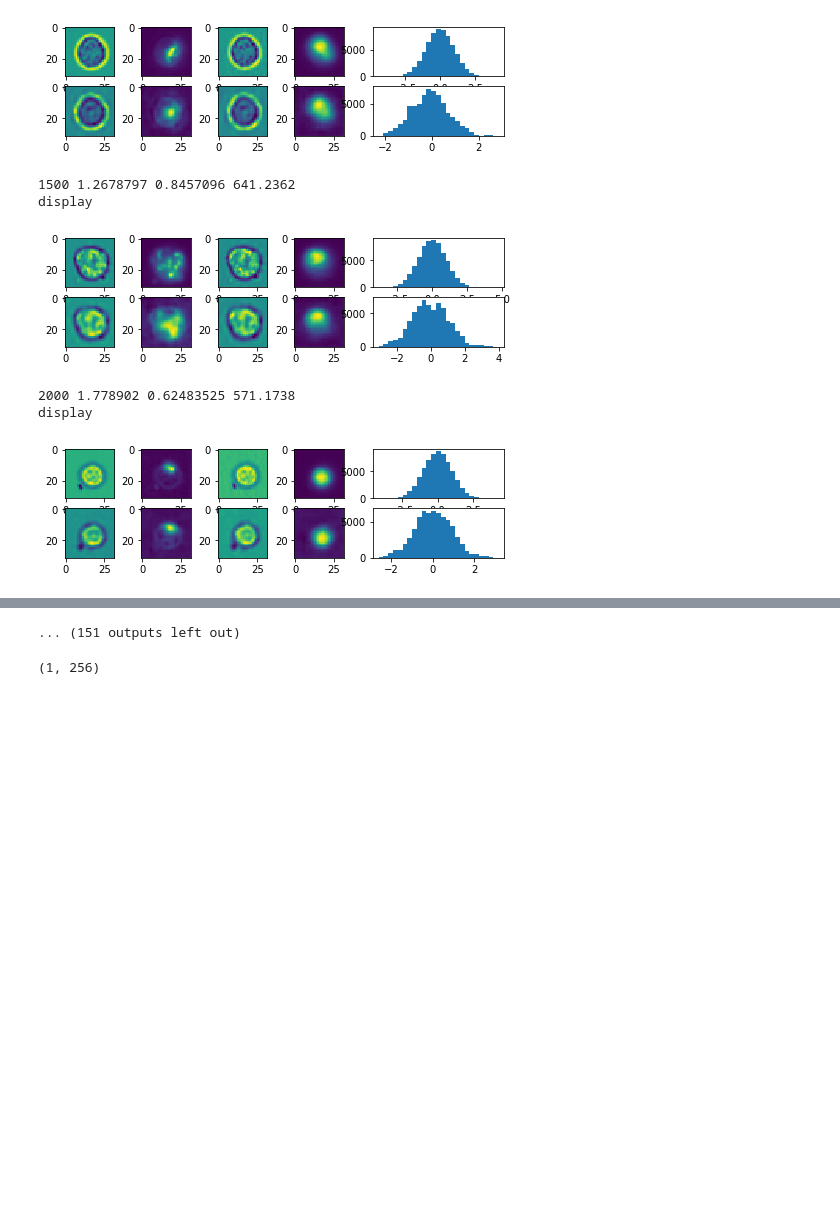
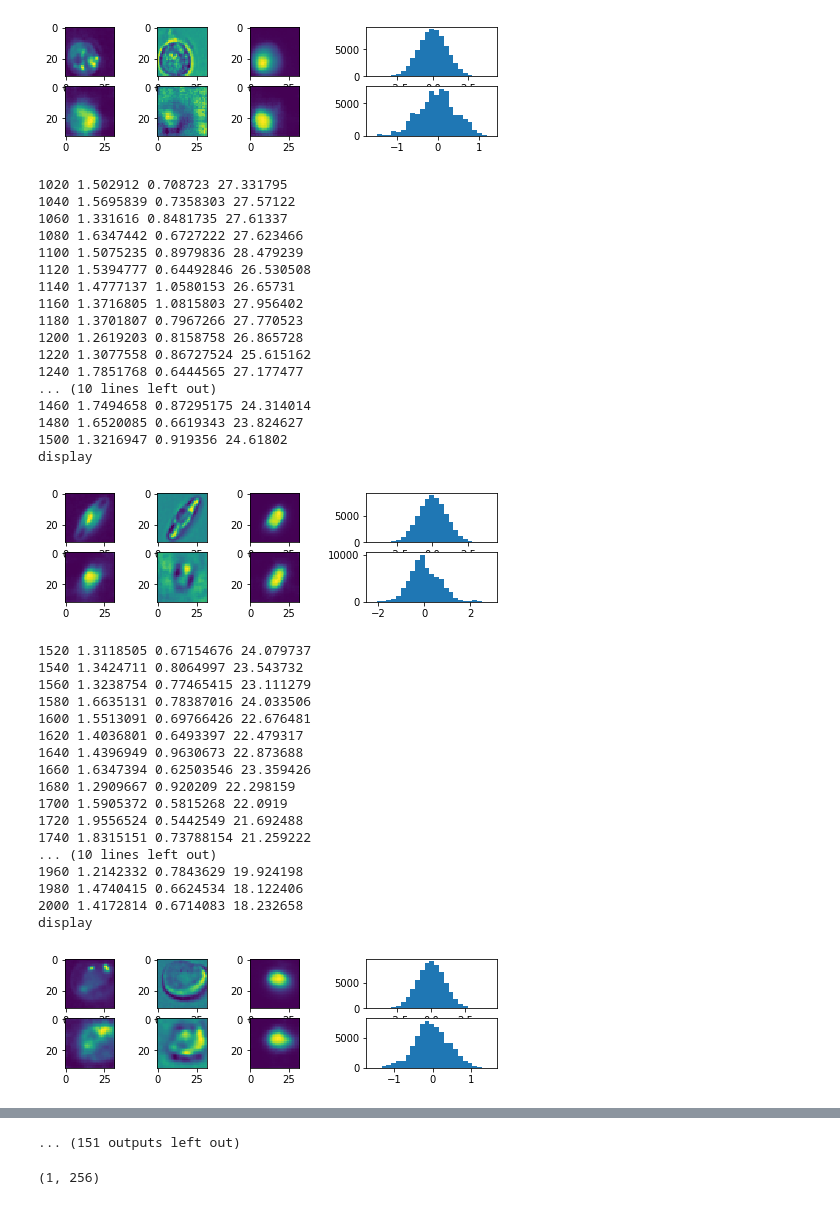
Before and after one commit to cwood1967/DeepLearning, a Jupyter notebook: autoencoder/Adversarial/AAE_renorm.ipynb, the cells around one changed output, grey strips where cells are left out. Cells and saved outputs as stored; diff of their text form; code cells hidden in the pictures; blank space fills up the shorter version.

Commit message:
snail no bact training

```diff
--- a/autoencoder/Adversarial/AAE_renorm.ipynb
+++ b/autoencoder/Adversarial/AAE_renorm.ipynb
@@ -15,8 +15,8 @@ params =dict()
 params['nclusters'] = 28
 params['width'] = 32
 params['height'] = 32
-params['nchannels'] = 4
-params['channels'] = [0,1,3,4]
+params['nchannels'] = 3
+params['channels'] = [1,3,4]
 params['nepochs'] = 40
 params['batchsize'] = 256
 params['learning_rate'] = 0.0005
@@ -31,8 +31,8 @@ params['slam'] = 0
 
 datadir = "/media/cjw/Data/cyto/mmCompensatedTifs/"
 # %%
-t = aae.training(params, datadir, "renorm_images_0")
-t.train(gpu=True, display=True, display_int=500, report_int=500, niterations=80001)
+t = aae.training(params, datadir, "try_tensorboard_3_chan")
+t.train(gpu=True, display=True, display_int=500, report_int=20, niterations=40001)
 
 #aae.train(1001, display=True, display_int=500, report_int=50,title="Adver_try3")
 # %% [output]
@@ -53,8 +91,38 @@ display
 display
-[figure, old version]
+[figure, new version]
-1500 1.2678797 0.8457096 641.2362
+1020 1.502912 0.708723 27.331795
+1040 1.5695839 0.7358303 27.57122
+1060 1.331616 0.8481735 27.61337
+1080 1.6347442 0.6727222 27.623466
+1100 1.5075235 0.8979836 28.479239
+1120 1.5394777 0.64492846 26.530508
+1140 1.4777137 1.0580153 26.65731
+1160 1.3716805 1.0815803 27.956402
+1180 1.3701807 0.7967266 27.770523
+1200 1.2619203 0.8158758 26.865728
+1220 1.3077558 0.86727524 25.615162
+1240 1.7851768 0.6444565 27.177477
+... (10 lines left out)
+1460 1.7494658 0.87295175 24.314014
+1480 1.6520085 0.6619343 23.824627
+1500 1.3216947 0.919356 24.61802
 display
-[figure, old version]
+[figure, new version]
-2000 1.778902 0.62483525 571.1738
+1520 1.3118505 0.67154676 24.079737
+1540 1.3424711 0.8064997 23.543732
+1560 1.3238754 0.77465415 23.111279
+1580 1.6635131 0.78387016 24.033506
+1600 1.5513091 0.69766426 22.676481
+1620 1.4036801 0.6493397 22.479317
+1640 1.4396949 0.9630673 22.873688
+1660 1.6347394 0.62503546 23.359426
+1680 1.2909667 0.920209 22.298159
+1700 1.5905372 0.5815268 22.0919
+1720 1.9556524 0.5442549 21.692488
+1740 1.8315151 0.73788154 21.259222
+... (10 lines left out)
+1960 1.2142332 0.7843629 19.924198
+1980 1.4740415 0.6624534 18.122406
+2000 1.4172814 0.6714083 18.232658
 display
-[figure, old version]
+[figure, new version]
```
Also changed, not shown: parts of 1 cell of this notebook, 6 other files.
